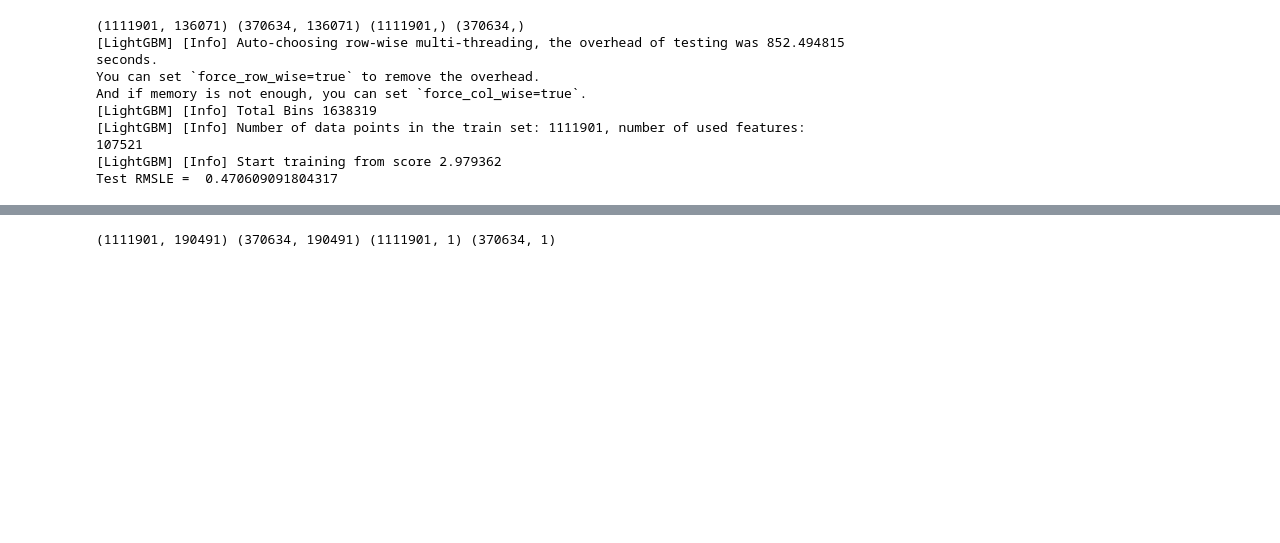
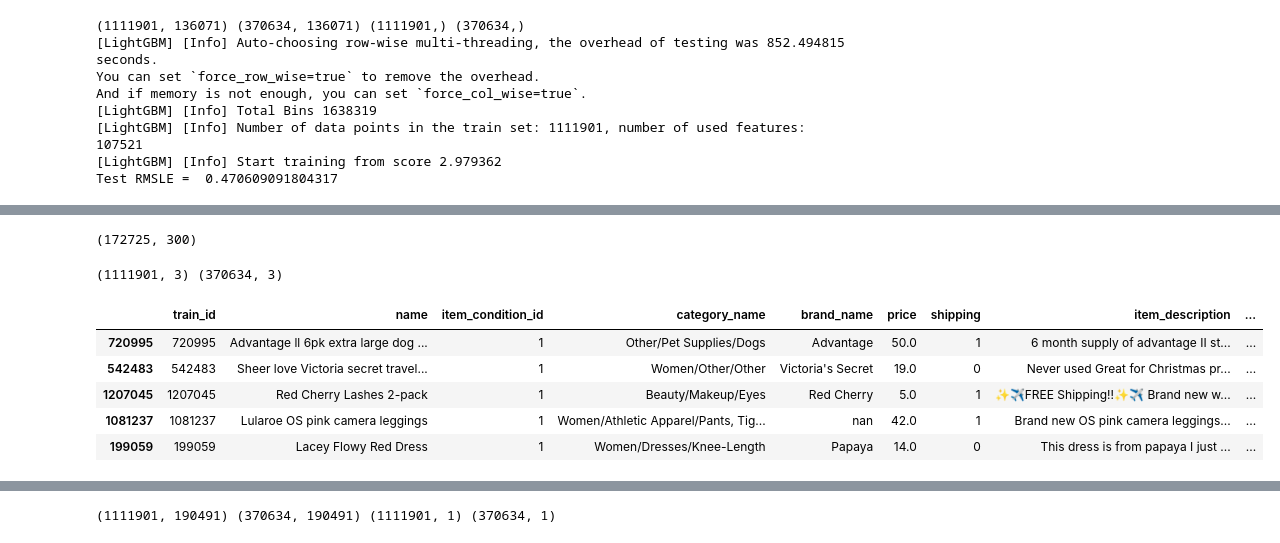
Before and after one commit to haizznaam/Ecommerce-Second-hand-Product-Price-Predictions, a Jupyter notebook: 3. Modelling/5_final_ensemble_models(colab).ipynb, the cells around one changed output, grey strips where cells are left out. Saved outputs shown, nothing was run; the diff lists cells and outputs as text; code cells hidden in the pictures; blank space fills up the shorter version.

```diff
--- a/3. Modelling/5_final_ensemble_models(colab).ipynb
+++ b/3. Modelling/5_final_ensemble_models(colab).ipynb
@@ -648,0 +701,32 @@ Test RMSLE =  0.470609091804317
+# %%
+# Generating Embedding Matrix for LSTM Layers
+embedding_text = generate_embedding_matrix(tokenizer)
+print(embedding_text.shape)
+# %% [output]
+(172725, 300)
+# %%
+# Generating Feature Engineering - Grouped Price statistics - (category,brand,shipping)
+
+df_train_model['cat_brand_ship'] = (df_train_model['category_name'].astype(str) + "_" +
+                                    df_train_model['brand_name'].astype(str) + "_" +
+                                    df_train_model['shipping'].astype(str))
+df_test_model['cat_brand_ship'] = (df_test_model['category_name'].astype(str) + "_" +
+                                    df_test_model['brand_name'].astype(str) + "_" +
+                                    df_test_model['shipping'].astype(str))
+df_train_model['log_price'] = np.log1p(df_train_model['price'])
+df_test_model['log_price'] = np.log1p(df_test_model['price'])
+
+train_cbs_feats = generate_cbs_stats(df_train_model,df_train_model)
+test_cbs_feats = generate_cbs_stats(df_train_model,df_test_model)
+print(train_cbs_feats.shape,test_cbs_feats.shape)
+# %% [output]
+(1111901, 3) (370634, 3)
+# %%
+df_train_model.head()
+# %% [output]
+|  | train_id | name | item_condition_id | category_name | brand_name | price | shipping | item_description | ... |
+| 720995 | 720995 | Advantage ll 6pk extra large dog ... | 1 | Other/Pet Supplies/Dogs | Advantage | 50.0 | 1 | 6 month supply of advantage II st... | ... |
+| 542483 | 542483 | Sheer love Victoria secret travel... | 1 | Women/Other/Other | Victoria's Secret | 19.0 | 0 | Never used Great for Christmas pr... | ... |
+| 1207045 | 1207045 | Red Cherry Lashes 2-pack | 1 | Beauty/Makeup/Eyes | Red Cherry | 5.0 | 1 | ✨✈️FREE Shipping!!✨✈️ Brand new w... | ... |
+| 1081237 | 1081237 | Lularoe OS pink camera leggings | 1 | Women/Athletic Apparel/Pants, Tig... | nan | 42.0 | 1 | Brand new OS pink camera leggings... | ... |
+| 199059 | 199059 | Lacey Flowy Red Dress | 1 | Women/Dresses/Knee-Length | Papaya | 14.0 | 0 | This dress is from papaya I just ... | ... |
```
Also changed, not shown: parts of 16 cells of this notebook.
